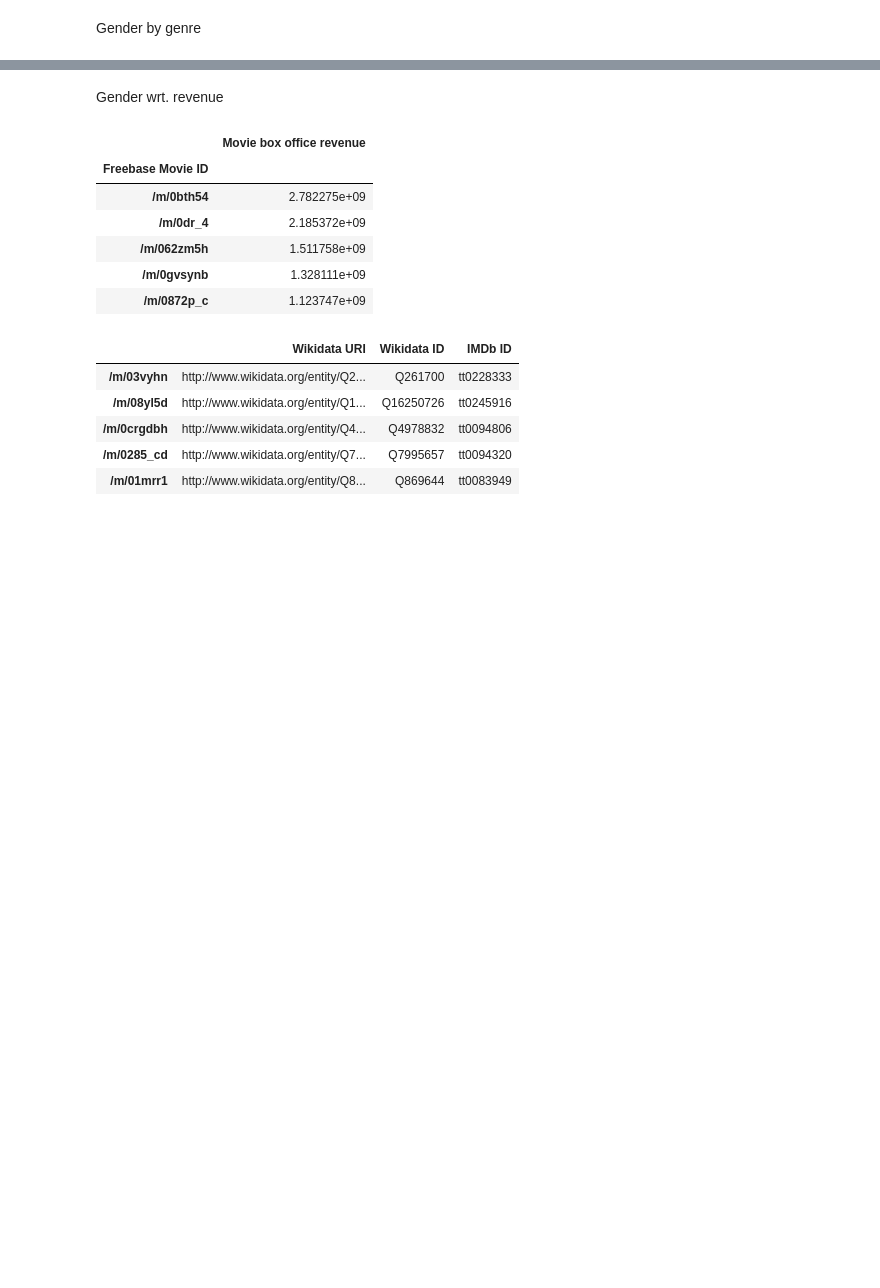
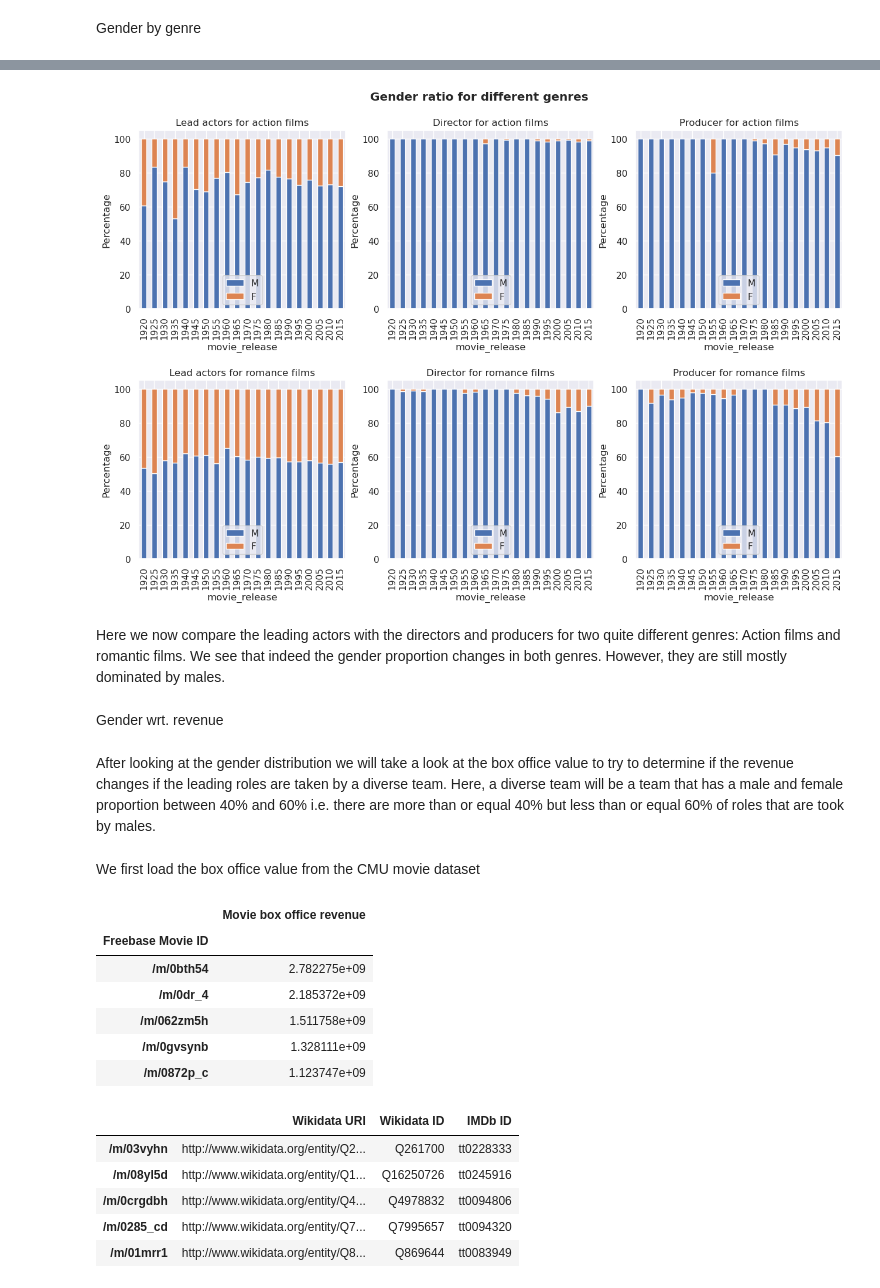
Before and after one commit to epfl-ada/ada-2022-project-imdbmi, a Jupyter notebook: analysis_gender.ipynb, the cells around one changed output, grey strips where cells are left out. Saved outputs shown, nothing was run; the diff lists cells and outputs as text; code cells hidden in the pictures; blank space fills up the shorter version.

```diff
--- a/analysis_gender.ipynb
+++ b/analysis_gender.ipynb
@@ -527,5 +305,52 @@ At line:1 char:1
+# %%
+fig, axs = plt.subplots(2, 3)
+fig.set_size_inches(15.5, 9.5, forward=True)
+col_pairs = [
+    ['movie_release', 'male_actors', 'female_actors'],
+    ['movie_release', 'male_director', 'female_director'],
+    ['movie_release', 'male_producer', 'female_producer'],
+    ['movie_release', 'male_actors', 'female_actors'],
+    ['movie_release', 'male_director', 'female_director'],
+    ['movie_release', 'male_producer', 'female_producer'],
+]
+genres = [
+    'action film',
+    'action film',
+    'action film',
+    'romance film',
+    'romance film',
+    'romance film',
+]
+subplot_titles = [
+    'Lead actors for action films',
+    'Director for action films',
+    'Producer for action films',
+    'Lead actors for romance films',
+    'Director for romance films',
+    'Producer for romance films',
+]
+
+for i in range(2):
+    for j in range(3):
+        axs[i, j].set_title(subplot_titles[3*i+j])
+        df = df_genres_gender[df_genres_gender['movie_genre']==genres[3*i+j]]
+        df[col_pairs[3*i+j]].plot.bar(x='movie_release', stacked=True, ax=axs[i, j])
+        axs[i, j].legend("MF")
+        axs[i, j].set_ylabel('Percentage')
+
+plt.subplots_adjust(hspace=0.4)
+fig.suptitle("Gender ratio for different genres", y=0.95, fontweight="bold")
+plt.show()
+# %% [output]
+[figure, added]
+# %% [markdown]
+Here we now compare the leading actors with the directors and producers for two quite different genres: Action films and romantic films. We see that indeed the gender proportion changes in both genres. However, they are still mostly dominated by males.
 # %% [markdown]
 Gender wrt. revenue
+# %% [markdown]
+After looking at the gender distribution we will take a look at the box office value to try to determine if the revenue changes if the leading roles are taken by a diverse team. Here, a diverse team will be a team that has a male and female proportion between 40% and 60% i.e. there are more than or equal 40% but less than or equal 60% of roles that are took by males.
+# %% [markdown]
+We first load the box office value from the CMU movie dataset
 # %%
 cmu_data_folder = './data/raw/movie-summaries/'
 meta = cmu_data_folder + 'movie.metadata.tsv'
```
Also changed, not shown: parts of 55 cells of this notebook, 5 other files.
